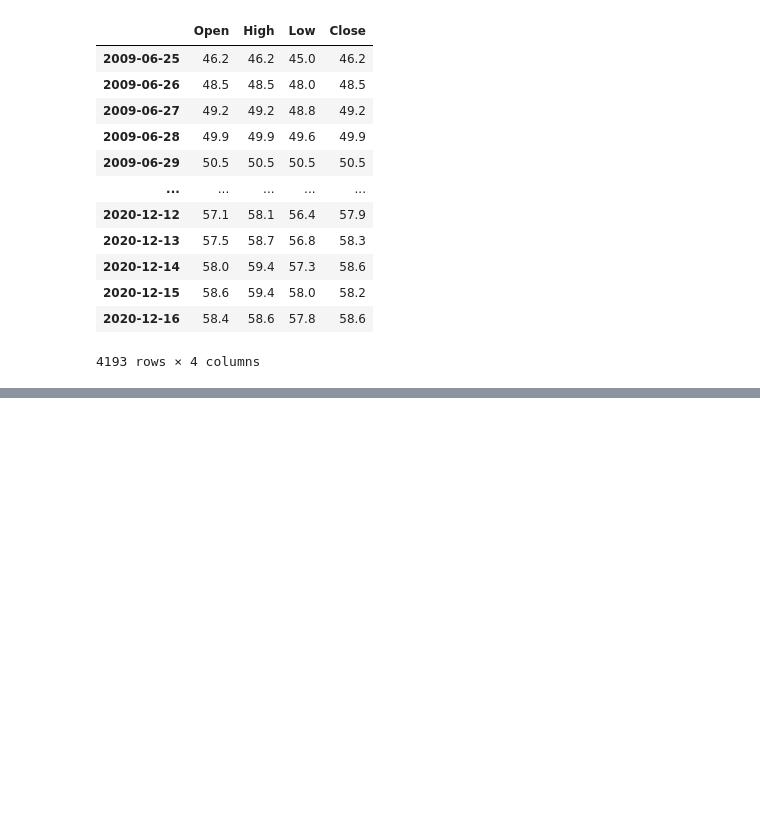
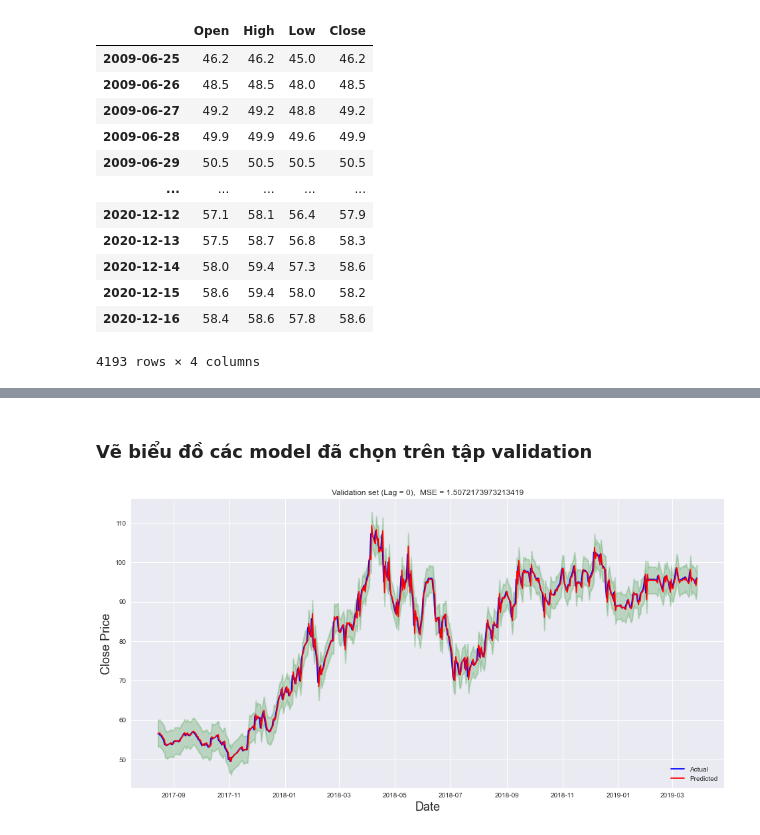
Before and after one commit to cripplinmuffin/khdlud_dack, a Jupyter notebook: source_code.ipynb, the cells around one changed output, grey strips where cells are left out. Saved outputs shown, nothing was run; the diff lists cells and outputs as text; code cells hidden in the pictures; blank space fills up the shorter version.

Commit message:
Hoàn thành modeling và dự đoán

```diff
--- a/source_code.ipynb
+++ b/source_code.ipynb
@@ -405,0 +254,2 @@ https://www.phamduytung.com/blog/2018-10-02-understanding-epoch-batchsize-iterat
+# %%
+train_data, validation_data, test_data = split_data(BVH_filled['Close'])
@@ -405,0 +371,11 @@ https://www.phamduytung.com/blog/2018-10-02-understanding-epoch-batchsize-iterat
+# %%
+best_model_per_lag = dict()
+
+for k in result.keys():
+    best = result[k][0]
+    for item in result[k]:
+        if item['mse'] < best['mse']:
+            best = item
+    best_model_per_lag[k] = best
+
+best_model_per_lag
@@ -405,0 +392,36 @@ https://www.phamduytung.com/blog/2018-10-02-understanding-epoch-batchsize-iterat
+# %% [markdown]
+### Vẽ biểu đồ các model đã chọn trên tập validation
+# %%
+def plot_validation(Y, predicted_Y, scaler, title=''):
+    valid_vs_prediction = pd.DataFrame({'Close': Y})
+    valid_vs_prediction['Predicted'] = scaler.inverse_transform(predicted_Y[:, np.newaxis]).reshape(len(predicted_Y))
+    valid_vs_prediction['Error'] = valid_vs_prediction['Close'] - valid_vs_prediction['Predicted']
+
+    std_part = 1.96 # Độ tin cậy 95%, [11]
+    err_std = valid_vs_prediction['Error'].std(axis=0)
+    err_mean = np.absolute(valid_vs_prediction['Error'].mean(axis=0))
+
+    pred_upper = valid_vs_prediction['Predicted'] + err_mean + err_std * std_part
+    pred_lower = valid_vs_prediction['Predicted'] - err_mean - err_std * std_part
+
+    plt.figure(figsize=(16,8))
+    plt.title(title)
+    plt.xlabel('Date', fontsize=18)
+    plt.ylabel('Close Price', fontsize=18)
+    plt.plot(valid_vs_prediction['Close'], color='b')
+    plt.plot(valid_vs_prediction['Predicted'], color='r')
+    plt.fill_between(x=valid_vs_prediction.index, y1=pred_upper, y2=pred_lower, color='green', lw=2, alpha=0.2)
+    plt.legend(['Actual', 'Predicted'], loc='lower right')
+    plt.show()
+# %%
+X_val, Y_val = convert_to_timestep(val_data_scaled, steps=40, lag=0)
+X_test, Y_test = convert_to_timestep(test_data_scaled, steps=40, lag=0)
+
+model = best_model_per_lag[0]['model']
+mse = best_model_per_lag[0]['mse']
+
+lag0_predict = model.predict(X_val)[:,0]
+
+plot_validation(validation_data[40:], lag0_predict, scaler, title='Validation set (Lag = 0),  MSE = {}'.format(mse))
+# %% [output]
+[figure, added]
```
Also changed, not shown: parts of 93 cells of this notebook, 8 other files.
